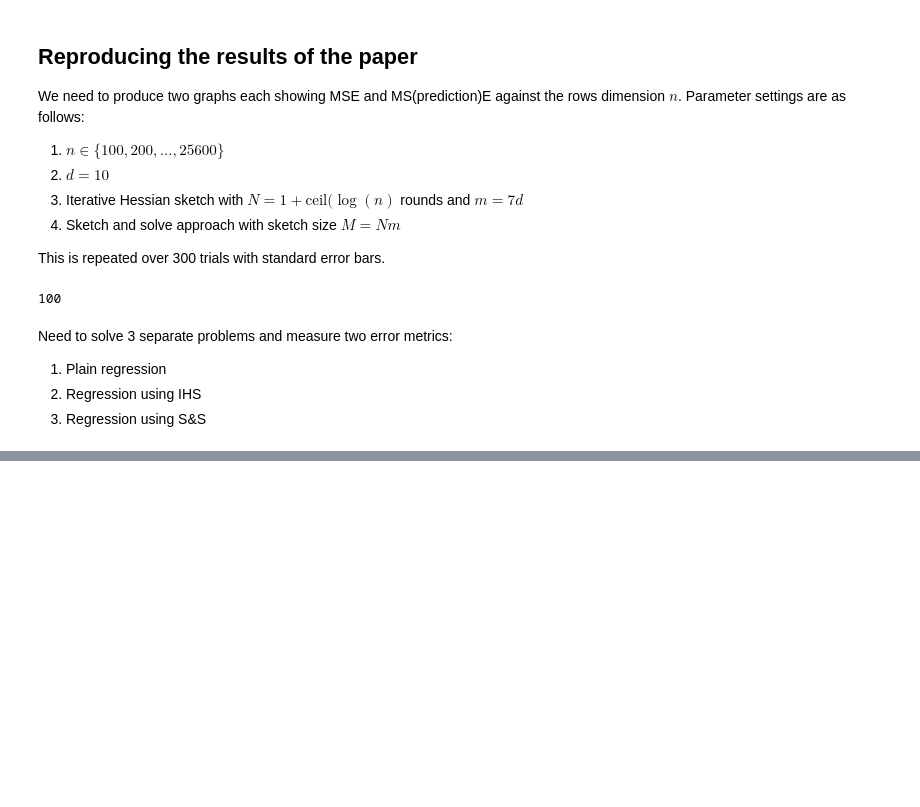
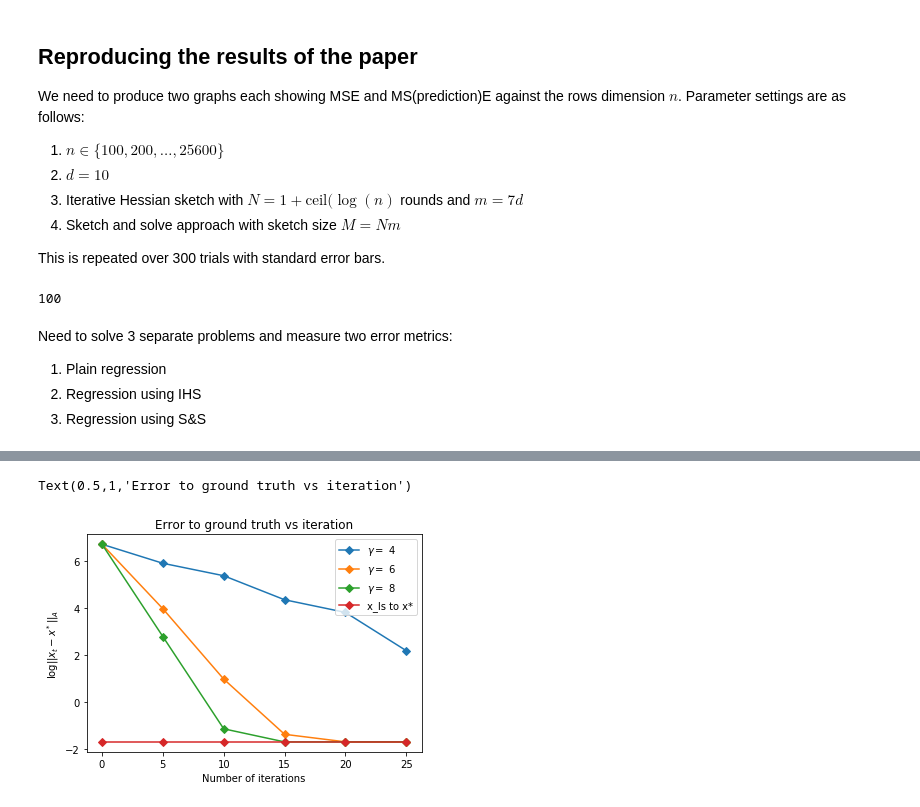
Before and after one commit to c-dickens/phd-work, a Jupyter notebook: Iterative-hessian-sketching.ipynb, the cells around one changed output, grey strips where cells are left out. Drawn from its saved outputs; the diff is of its cells as text; code cells hidden in the pictures; blank space fills up the shorter version.

```diff
--- a/Iterative-hessian-sketching.ipynb
+++ b/Iterative-hessian-sketching.ipynb
@@ -307,0 +408,15 @@ test_all_methods(100)
+# %%
+fig, ax = plt.subplots()
+
+for gamma in gamma_vals:
+    ax.plot(number_iterations, np.log(iter_vs_truth_errors[gamma]),
+            '-D', label="$\gamma =$ {}".format(gamma))
+
+ax.plot(number_iterations, lsq_vs_truth_errors, '-D', label="x_ls to x*")
+ax.legend()
+ax.set_xlabel("Number of iterations")
+ax.set_ylabel("$\log ||x_t - x^* ||_A$")
+ax.set_title('Error to ground truth vs iteration')
+# %% [output]
+Text(0.5,1,'Error to ground truth vs iteration')
+[figure, added]
```
Also changed, not shown: parts of 12 cells of this notebook.
